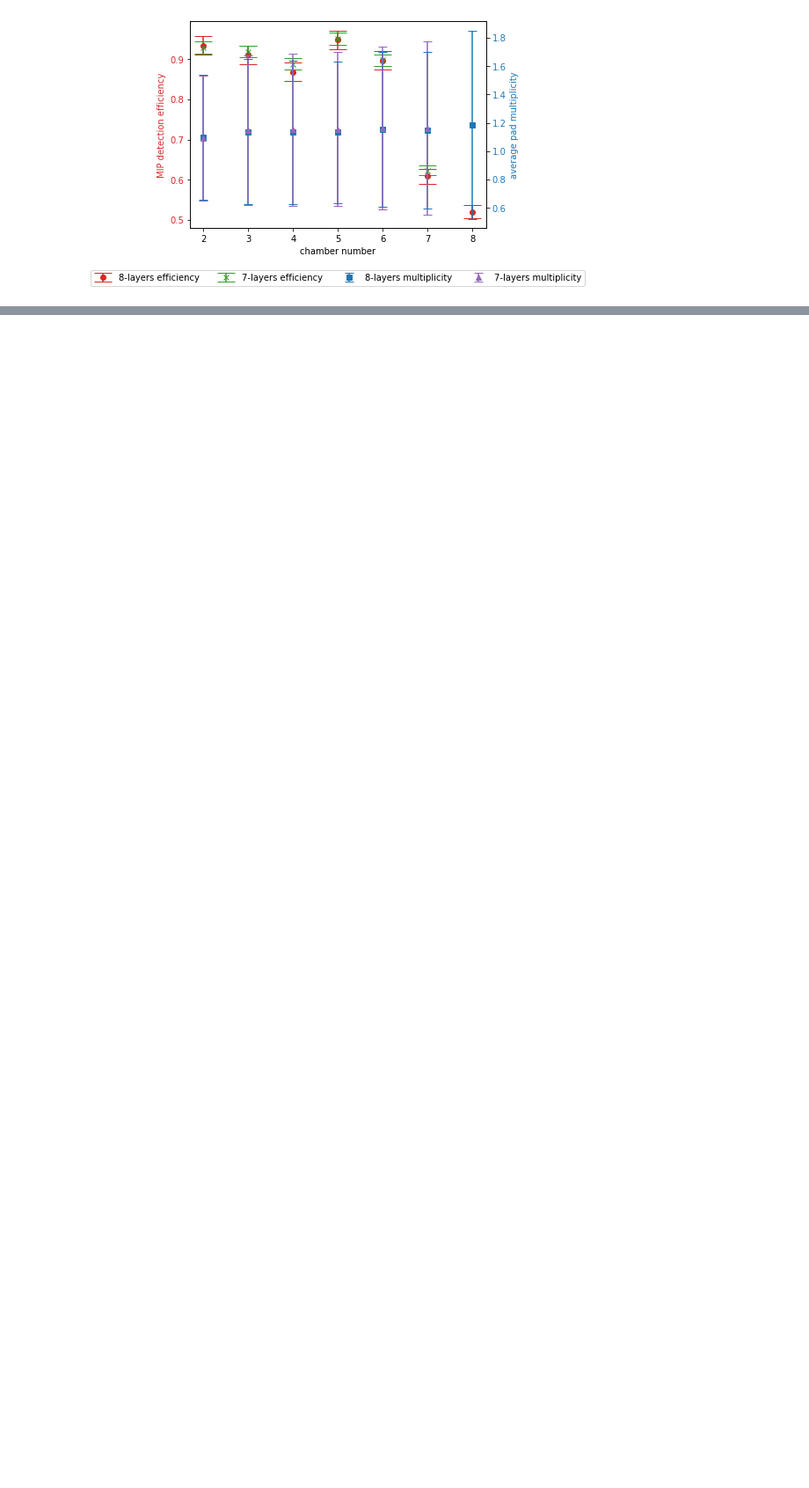
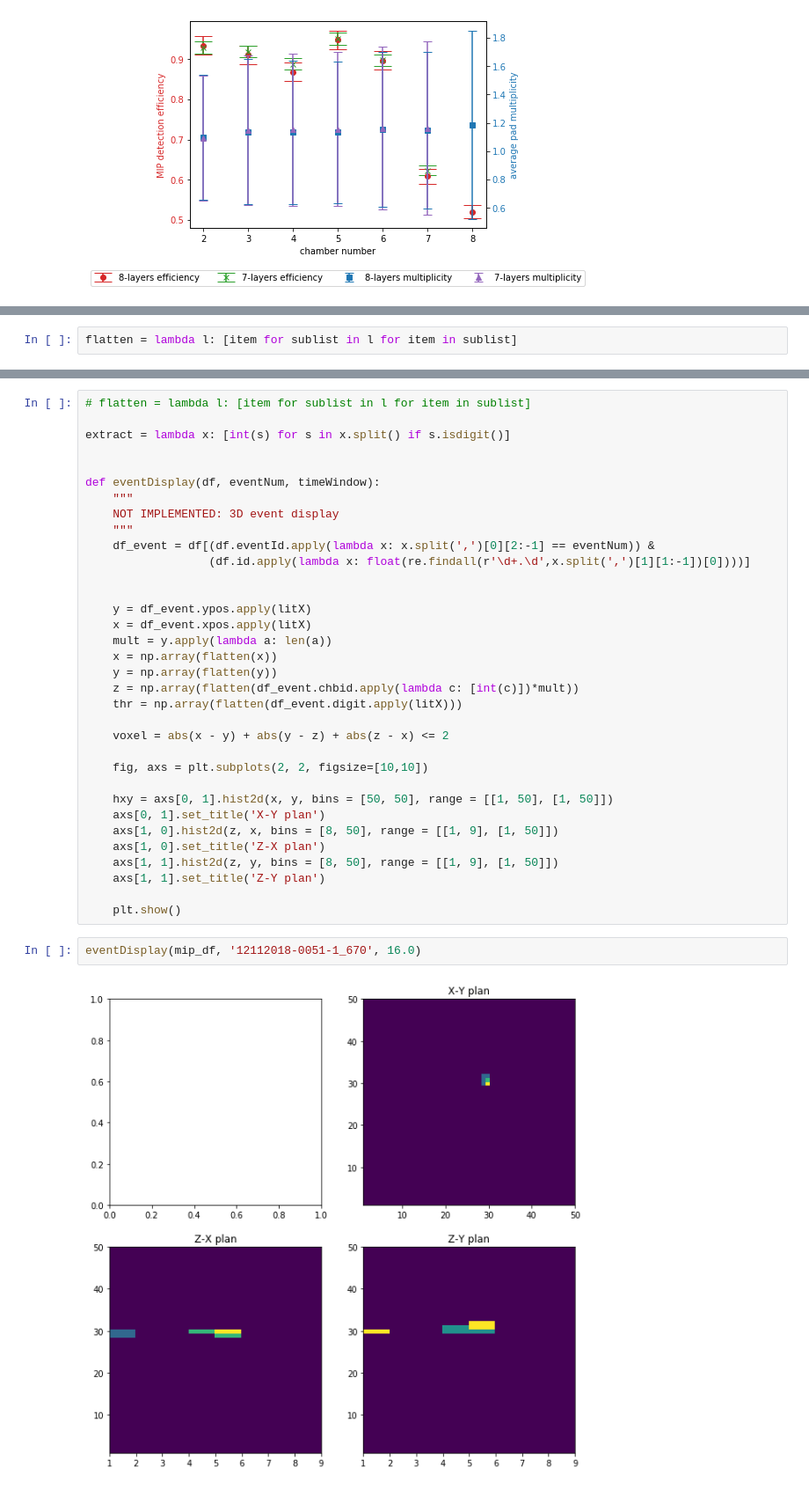
Before and after one commit to dansichi/RPWELL_SDHCAL_analysis, a Jupyter notebook: Untitled.ipynb, the cells around one changed output, grey strips where cells are left out. Shown at 88% size. Cells and saved outputs as stored; diff of their text form; blank space fills up the shorter version.

```diff
--- a/Untitled.ipynb
+++ b/Untitled.ipynb
@@ -411,0 +453,2 @@ plt.show()
+# %%
+flatten = lambda l: [item for sublist in l for item in sublist]
@@ -411,0 +489,38 @@ plt.show()
+# %%
+# flatten = lambda l: [item for sublist in l for item in sublist]
+
+extract = lambda x: [int(s) for s in x.split() if s.isdigit()]
+
+
+def eventDisplay(df, eventNum, timeWindow):
+    """
+    NOT IMPLEMENTED: 3D event display
+    """
+    df_event = df[(df.eventId.apply(lambda x: x.split(',')[0][2:-1] == eventNum)) &
+                  (df.id.apply(lambda x: float(re.findall(r'\d+.\d',x.split(',')[1][1:-1])[0])))]
+
+
+    y = df_event.ypos.apply(litX)
+    x = df_event.xpos.apply(litX)
+    mult = y.apply(lambda a: len(a))
+    x = np.array(flatten(x))
+    y = np.array(flatten(y))
+    z = np.array(flatten(df_event.chbid.apply(lambda c: [int(c)])*mult))
+    thr = np.array(flatten(df_event.digit.apply(litX)))
+
+    voxel = abs(x - y) + abs(y - z) + abs(z - x) <= 2
+
+    fig, axs = plt.subplots(2, 2, figsize=[10,10])
+
+    hxy = axs[0, 1].hist2d(x, y, bins = [50, 50], range = [[1, 50], [1, 50]])
+    axs[0, 1].set_title('X-Y plan')
+    axs[1, 0].hist2d(z, x, bins = [8, 50], range = [[1, 9], [1, 50]])
+    axs[1, 0].set_title('Z-X plan')
+    axs[1, 1].hist2d(z, y, bins = [8, 50], range = [[1, 9], [1, 50]])
+    axs[1, 1].set_title('Z-Y plan')
+
+    plt.show()
+# %%
+eventDisplay(mip_df, '12112018-0051-1_670', 16.0)
+# %% [output]
+[figure, added]
```
Also changed, not shown: parts of 16 cells of this notebook, 3 other files.
